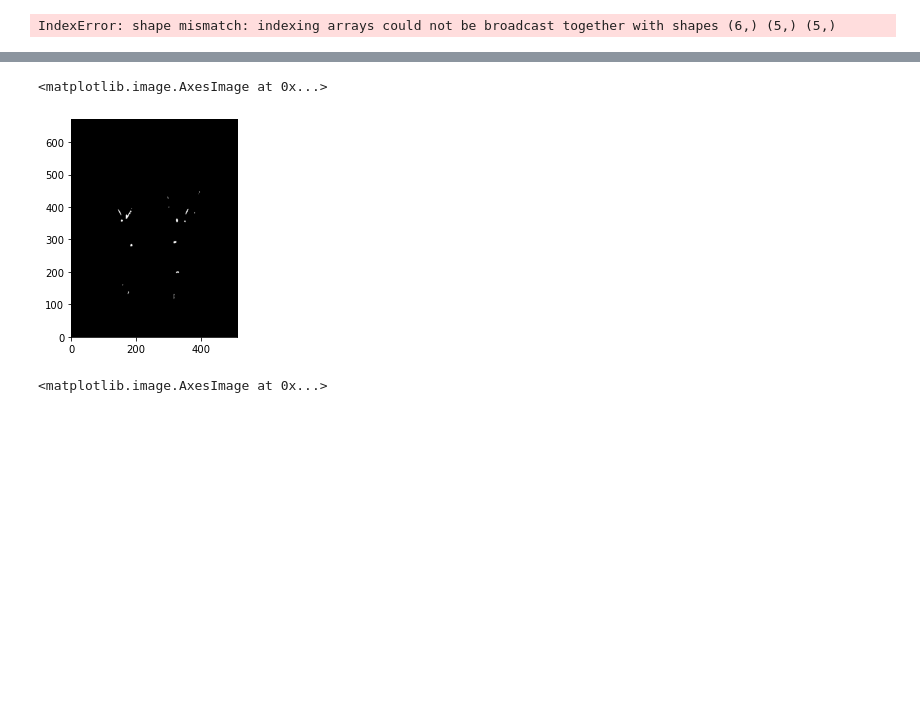
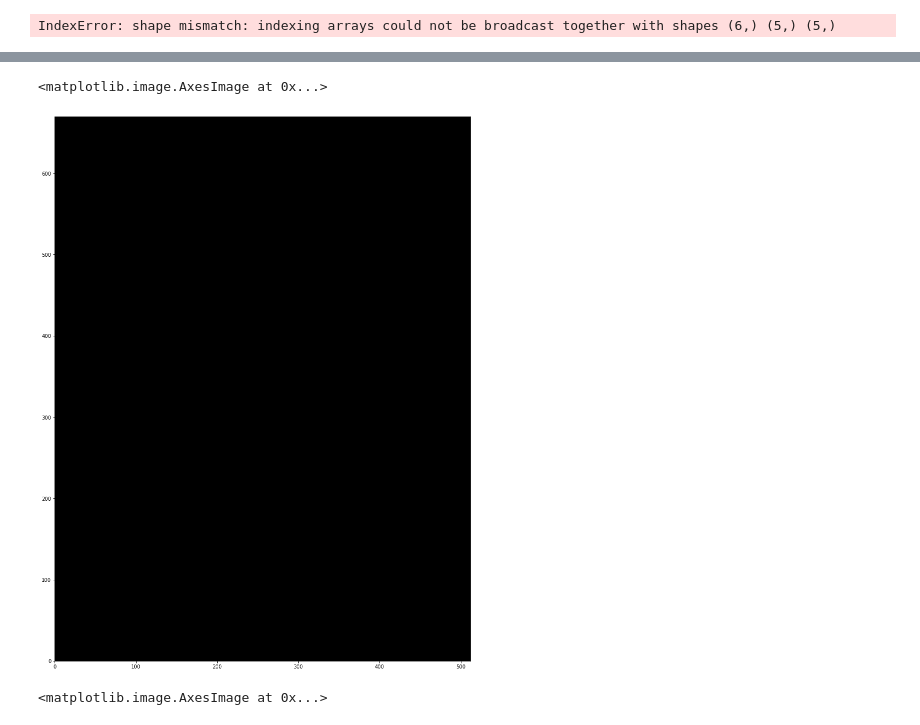
Before and after one commit to s-n-naik/airway_exploration, a Jupyter notebook: mask_calculations.ipynb, the cells around one changed output, grey strips where cells are left out. Saved outputs shown, nothing was run; the diff lists cells and outputs as text; code cells hidden in the pictures; blank space fills up the shorter version.

```diff
--- a/mask_calculations.ipynb
+++ b/mask_calculations.ipynb
@@ -465,9 +488,9 @@ slice z 121
 # %%
-
-plt.imshow(img_array[:,200,:], origin='lower', cmap='gray', extent=(0, width, 0, depth))
+plt.figure(figsize=(20,20))
+plt.imshow(img_array[:,10,:], origin='lower', cmap='gray', extent=(0, width, 0, depth))
 # %% [output]
 <matplotlib.image.AxesImage at 0x...>
-[figure, old version]
+[figure, new version]
 # %%
 plt.imshow(img_array[:,:,180], origin='lower', cmap='gray', extent=(0, height, 0, depth))
 # %% [output]
```
Also changed, not shown: parts of 4 cells of this notebook.
